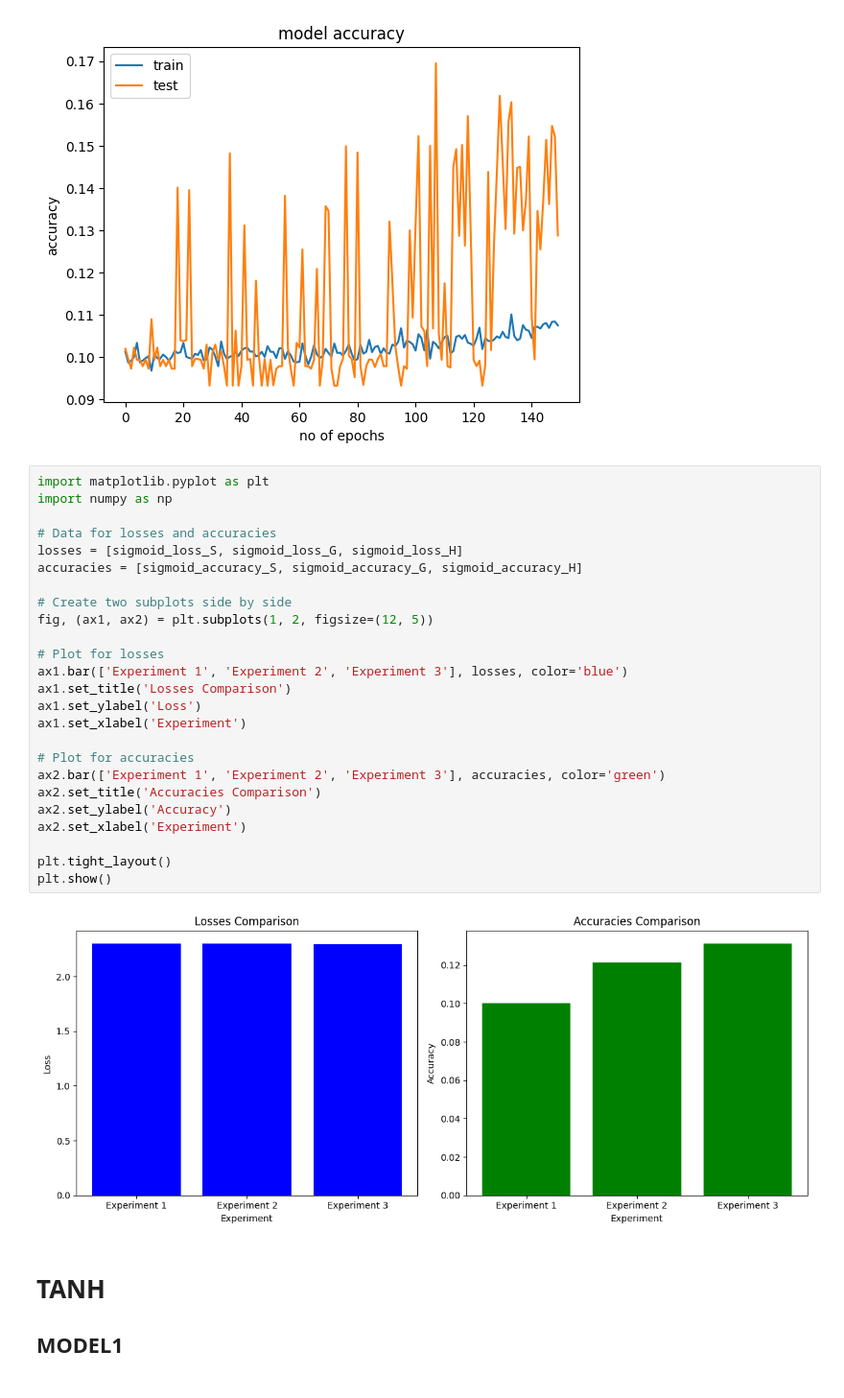
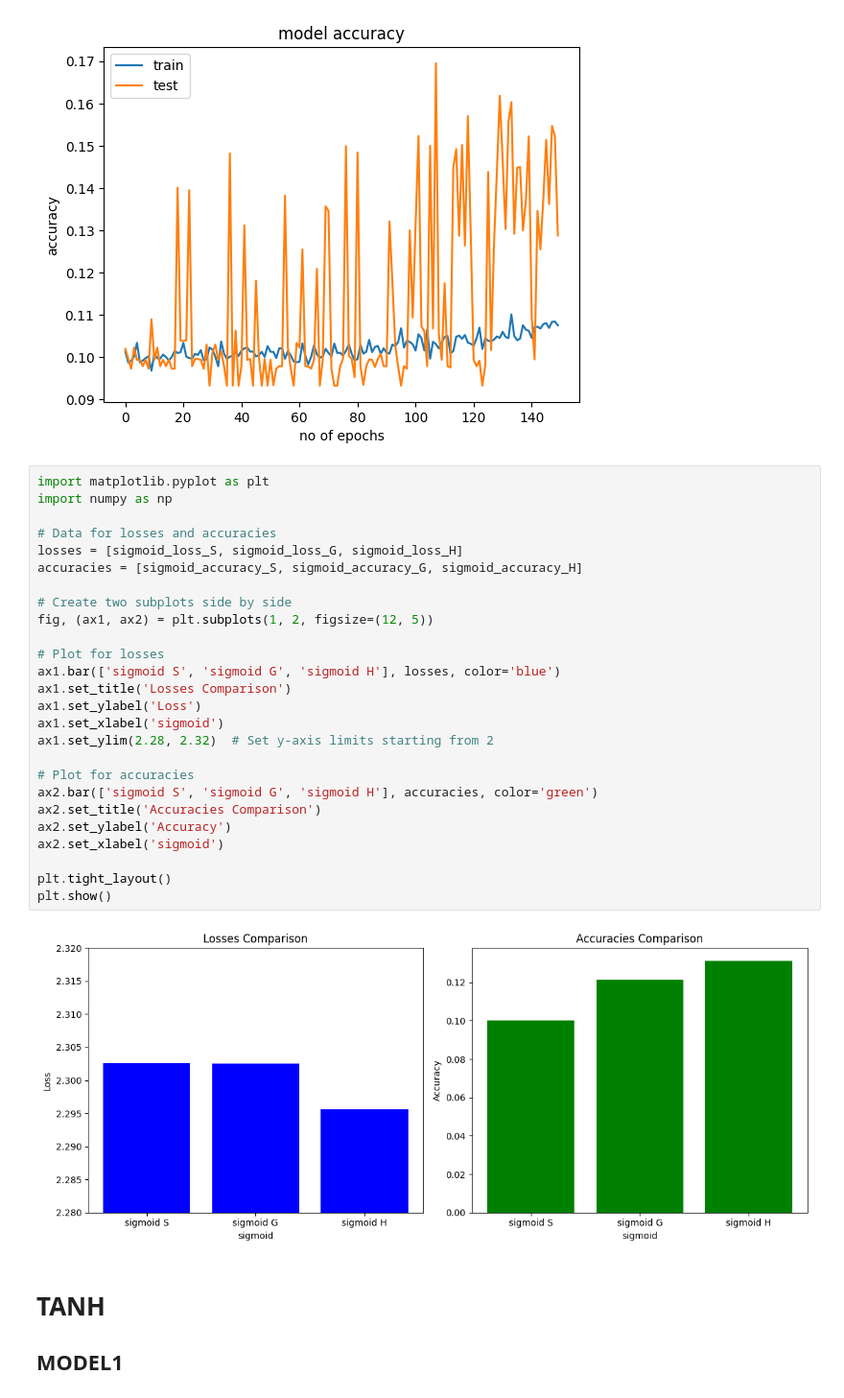
Before and after one commit to Arko04/Colab, a Jupyter notebook: HW3_P1.ipynb, the cells around one changed output. Shown at 96% size. Cells and saved outputs as stored; diff of their text form.

```diff
--- a/HW3_P1.ipynb
+++ b/HW3_P1.ipynb
@@ -372,30 +374,31 @@ Epoch 150/150
 # %%
 import matplotlib.pyplot as plt
 import numpy as np
 
 # Data for losses and accuracies
 losses = [sigmoid_loss_S, sigmoid_loss_G, sigmoid_loss_H]
 accuracies = [sigmoid_accuracy_S, sigmoid_accuracy_G, sigmoid_accuracy_H]
 
 # Create two subplots side by side
 fig, (ax1, ax2) = plt.subplots(1, 2, figsize=(12, 5))
 
 # Plot for losses
-ax1.bar(['Experiment 1', 'Experiment 2', 'Experiment 3'], losses, color='blue')
+ax1.bar(['sigmoid S', 'sigmoid G', 'sigmoid H'], losses, color='blue')
 ax1.set_title('Losses Comparison')
 ax1.set_ylabel('Loss')
-ax1.set_xlabel('Experiment')
+ax1.set_xlabel('sigmoid')
+ax1.set_ylim(2.28, 2.32)  # Set y-axis limits starting from 2
 
 # Plot for accuracies
-ax2.bar(['Experiment 1', 'Experiment 2', 'Experiment 3'], accuracies, color='green')
+ax2.bar(['sigmoid S', 'sigmoid G', 'sigmoid H'], accuracies, color='green')
 ax2.set_title('Accuracies Comparison')
 ax2.set_ylabel('Accuracy')
-ax2.set_xlabel('Experiment')
+ax2.set_xlabel('sigmoid')
 
 plt.tight_layout()
 plt.show()
 # %% [output]
-[figure, old version]
+[figure, new version]
 # %% [markdown]
 # **TANH**
 ## **MODEL1**
```
Also changed, not shown: parts of 9 cells of this notebook.
